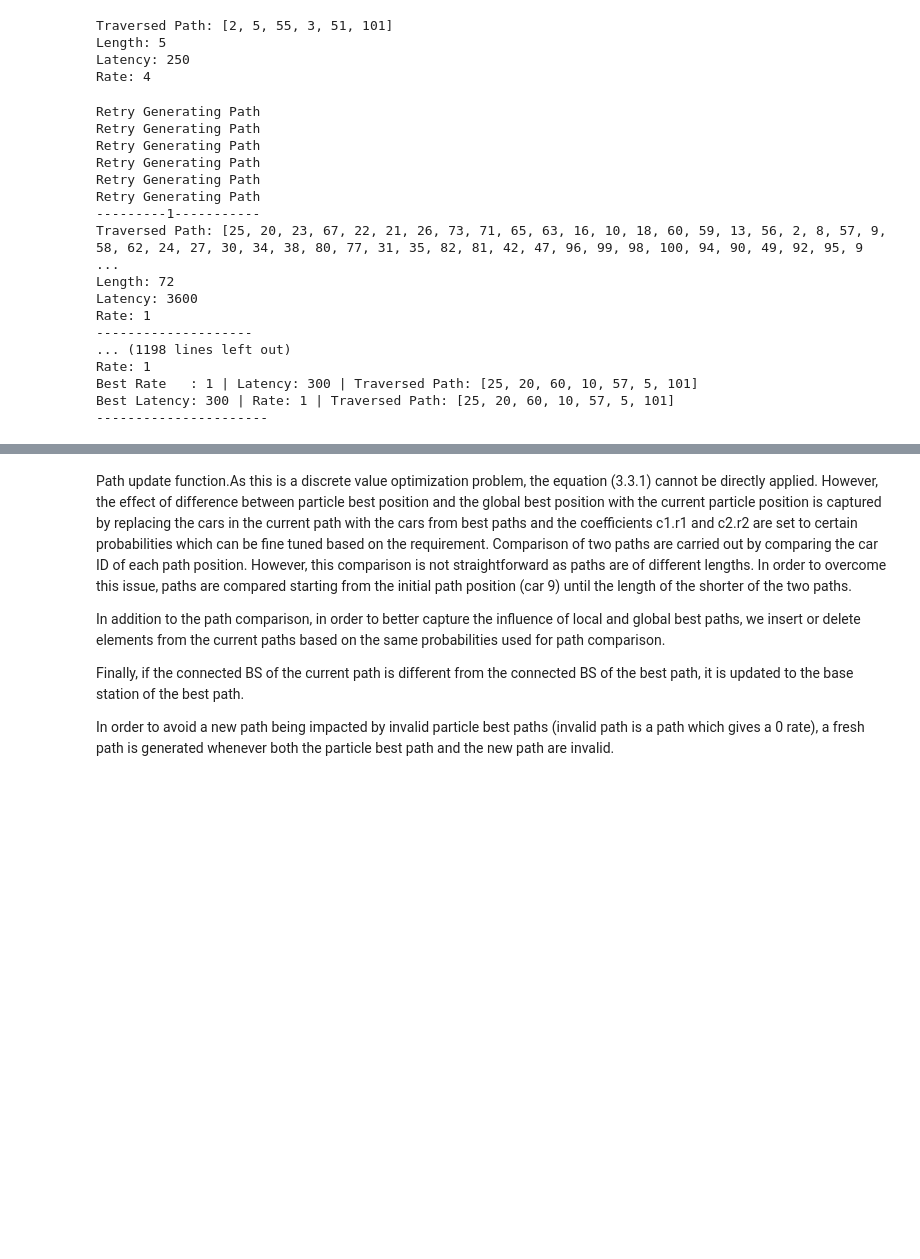
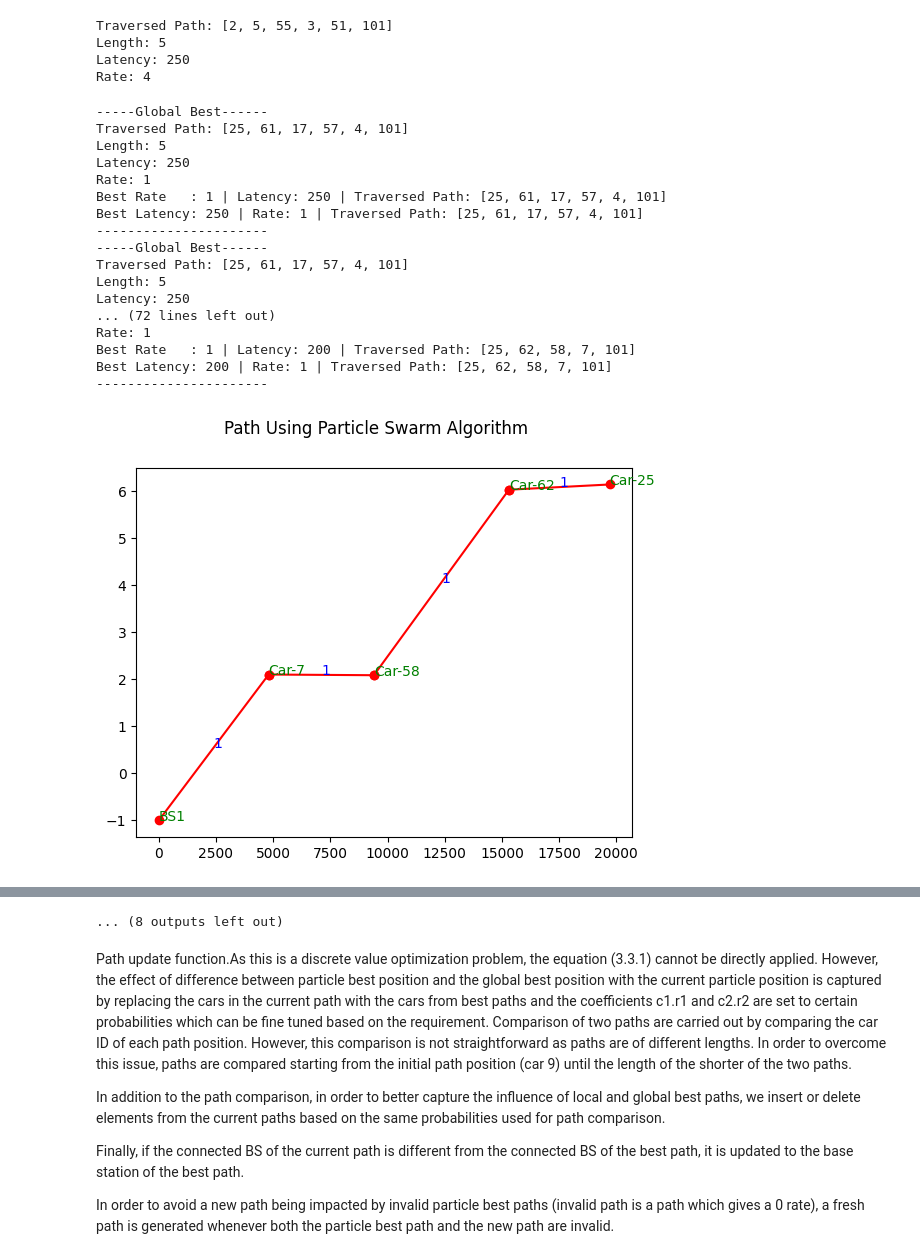
Before and after one commit to subodha1980/BU, a Jupyter notebook: Assignment_PSO_with_Reroute.ipynb, the cells around one changed output, grey strips where cells are left out. Saved outputs shown, nothing was run; the diff lists cells and outputs as text; code cells hidden in the pictures; blank space fills up the shorter version.

```diff
--- a/Assignment_PSO_with_Reroute.ipynb
+++ b/Assignment_PSO_with_Reroute.ipynb
@@ -273,6 +291,18 @@ class Particle:
 
     def update(self):
         self.path.update()
+
+    def update_path(self):
+        current_path = self.path.traversed_path.copy()
+        g_best_path = pso.global_best_path.traversed_path.copy()
+        l_best_path = self.local_best_path.traversed_path.copy()
+
+        if rand() > pso.Ps: self.path.traversed_path = (reroute(current_path)).copy()
+        else: self.path.traversed_path = (reroute_to_another_path(current_path,l_best_path)).copy()
+
+        if rand() < pso.Pg: self.path.traversed_path = (reroute_to_another_path(current_path,g_best_path)).copy()
+
+        self.update()
 
     def set_local_best(self):
         self.local_best_path = copy.deepcopy(get_best_path(self.local_best_path, self.path))
@@ -350,18 +380,20 @@ Latency: 250
 Rate: 4
 # %%
 class PSO:
-    def __init__(self,start_car, no_of_samples):
+    def __init__(self,start_car, no_of_iterations):
         self.Ps = 0.4
         self.Pg = 0.15
         self.particles = []
         self.global_best_path = Path([1,102])
         self.highest_rate_path = Path([1,102])
         self.shortest_path = Path([1,102])
-        self.initialize(start_car,no_of_samples)
+        self.no_of_samples = 100
+        self.iterations = no_of_iterations
+        self.initialize(start_car)
 
-    def initialize(self,start_car,no_of_samples):
+    def initialize(self,start_car):
         index = 1
-        while (index<=no_of_samples):
+        while (index<=self.no_of_samples):
             this_path = []
             from_car = start_car
             Success = get_path(from_car,this_path)
@@ -392,51 +424,67 @@ class PSO:
           print(f"Best Latency: {self.shortest_path.latency}",'|',f"Rate: {self.shortest_path.rate}",'|',f"Traversed Path: {self.shortest_path.traversed_path}")
           print('----------------------')
 
+    def update_particles(self):
+          for particle in self.particles: particle.update_path()
+
     def set_global_best(self):
           for particle in self.particles:
               particle.set_local_best()
               if self.global_best_path.rate == 0:
                   self.global_best_path = copy.deepcopy(particle.local_best_path)
               else:
                   self.global_best_path = copy.deepcopy(get_best_path(self.global_best_path, particle.local_best_path))
 
               # set highest rate path
               if self.highest_rate_path.rate < particle.highest_rate_path.rate:
                   self.highest_rate_path = copy.deepcopy(particle.highest_rate_path)
               elif self.highest_rate_path.rate == particle.highest_rate_path.rate:
                   if self.highest_rate_path.length > particle.highest_rate_path.length:
                       self.highest_rate_path = copy.deepcopy(particle.highest_rate_path)
 
               # set shortest path
               if self.shortest_path.rate == 0:
                   self.shortest_path = copy.deepcopy(particle.shortest_path)
               else:
                   if self.shortest_path.length > particle.shortest_path.length:
                       self.shortest_path = copy.deepcopy(particle.shortest_path)
                   elif self.shortest_path.length == particle.shortest_path.length:
                       if self.shortest_path.rate < particle.shortest_path.rate:
                           self.shortest_path = copy.deepcopy(particle.shortest_path)
 
+    def run(self):
+        iteration = 1
+        pso.set_global_best()
+        pso.display_global_best_path()
+        while iteration <= self.iterations:
+            pso.update_particles()
+            pso.set_global_best()
+            pso.display_global_best_path()
+
+            if iteration%10 == 0:
+              pso.global_best_path.plot()
+
+            iteration += 1
+
+
 pso = PSO(25,100)
-pso.display_particles()
-pso.display_local_best_paths()
-pso.set_global_best()
-pso.display_global_best_path()
+pso.run()
 # %% [output]
-Retry Generating Path
-Retry Generating Path
-Retry Generating Path
-Retry Generating Path
-Retry Generating Path
-Retry Generating Path
----------1-----------
-Traversed Path: [25, 20, 23, 67, 22, 21, 26, 73, 71, 65, 63, 16, 10, 18, 60, 59, 13, 56, 2, 8, 57, 9, 58, 62, 24, 27, 30, 34, 38, 80, 77, 31, 35, 82, 81, 42, 47, 96, 99, 98, 100, 94, 90, 49, 92, 95, 9 ...
-Length: 72
-Latency: 3600
+-----Global Best------
+Traversed Path: [25, 61, 17, 57, 4, 101]
+Length: 5
+Latency: 250
 Rate: 1
---------------------
-... (1198 lines left out)
+Best Rate   : 1 | Latency: 250 | Traversed Path: [25, 61, 17, 57, 4, 101]
+Best Latency: 250 | Rate: 1 | Traversed Path: [25, 61, 17, 57, 4, 101]
+----------------------
+-----Global Best------
+Traversed Path: [25, 61, 17, 57, 4, 101]
+Length: 5
+Latency: 250
+... (72 lines left out)
 Rate: 1
-Best Rate   : 1 | Latency: 300 | Traversed Path: [25, 20, 60, 10, 57, 5, 101]
-Best Latency: 300 | Rate: 1 | Traversed Path: [25, 20, 60, 10, 57, 5, 101]
+Best Rate   : 1 | Latency: 200 | Traversed Path: [25, 62, 58, 7, 101]
+Best Latency: 200 | Rate: 1 | Traversed Path: [25, 62, 58, 7, 101]
 ----------------------
+[figure, added]
@@ -443,3 +581,4 @@ Best Latency: 300 | Rate: 1 | Traversed Path: [25, 20, 60, 10, 57, 5, 101]
+... (8 outputs left out)
 # %% [markdown]
 Path update function.As this is a discrete value optimization problem, the equation (3.3.1) cannot be directly applied. However, the effect of difference between particle best position and the global best position with the current particle position is captured by replacing the cars in the current path with the cars from best paths and the coefficients c1.r1 and c2.r2 are set to certain probabilities which can be fine tuned based on the requirement.
 Comparison of two paths are carried out by comparing the car ID of each path position. However, this comparison is not straightforward as paths are of different lengths. In order to overcome this issue, paths are compared starting from the initial path position (car 9) until the length of the shorter of the two paths.
```
Also changed, not shown: parts of 2 cells of this notebook.
